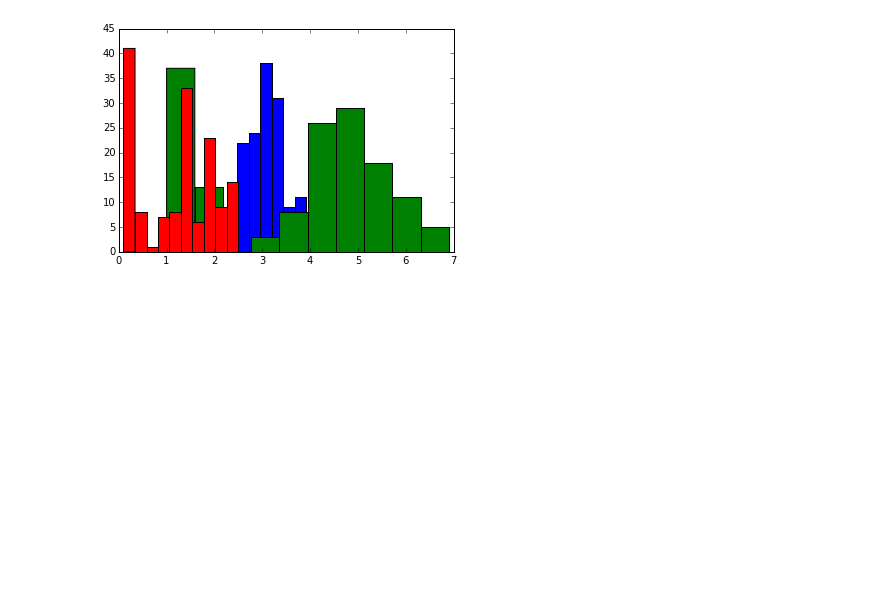
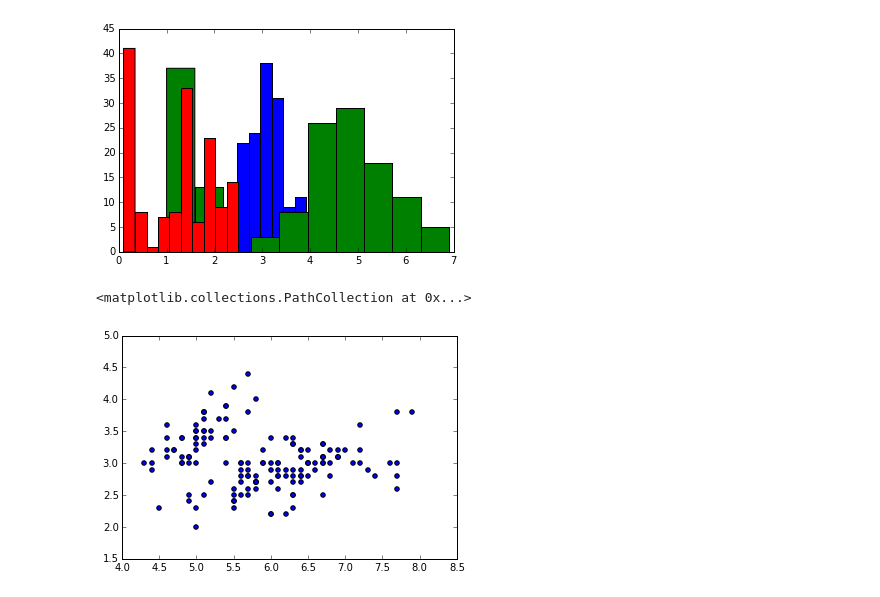
Before and after one commit to nickedes/Baby-science, a Jupyter notebook: Lessons/Random.ipynb, the cells around one changed output. Cells and saved outputs as stored; diff of their text form; code cells hidden in the pictures; blank space fills up the shorter version.

Commit message:
Random : Scatter plot between SepalLength and SepalWidth

```diff
--- a/Lessons/Random.ipynb
+++ b/Lessons/Random.ipynb
@@ -83,3 +83,8 @@ hist(df['PetalWidth'])
          2.26,  2.5 ]),
  <a list of 10 Patch objects>)
 [figure]
+# %%
+scatter(df['SepalLength'],df['SepalWidth'])
+# %% [output]
+<matplotlib.collections.PathCollection at 0x...>
+[figure, added]
```
